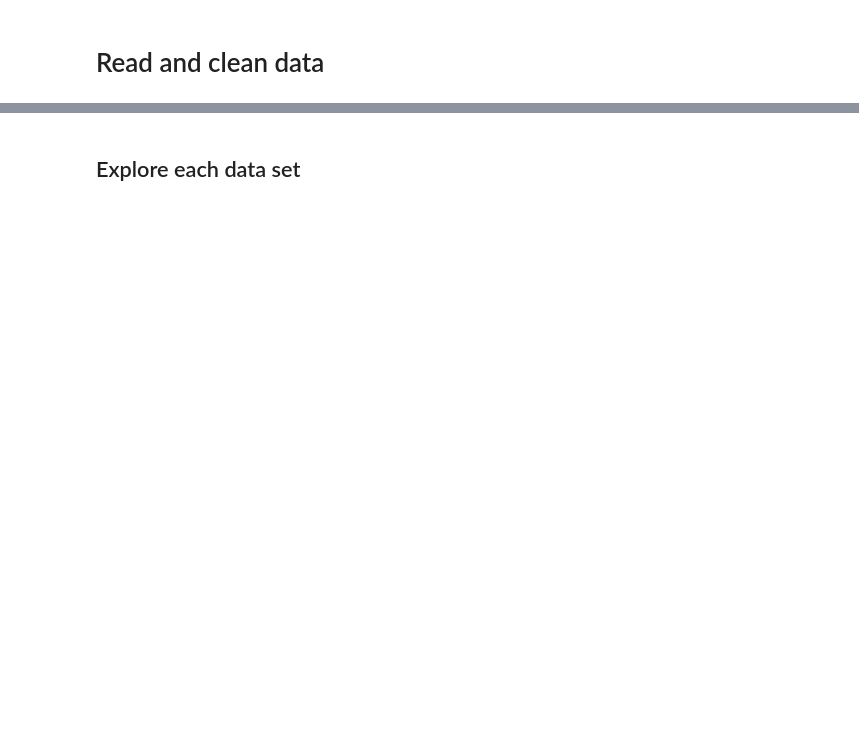
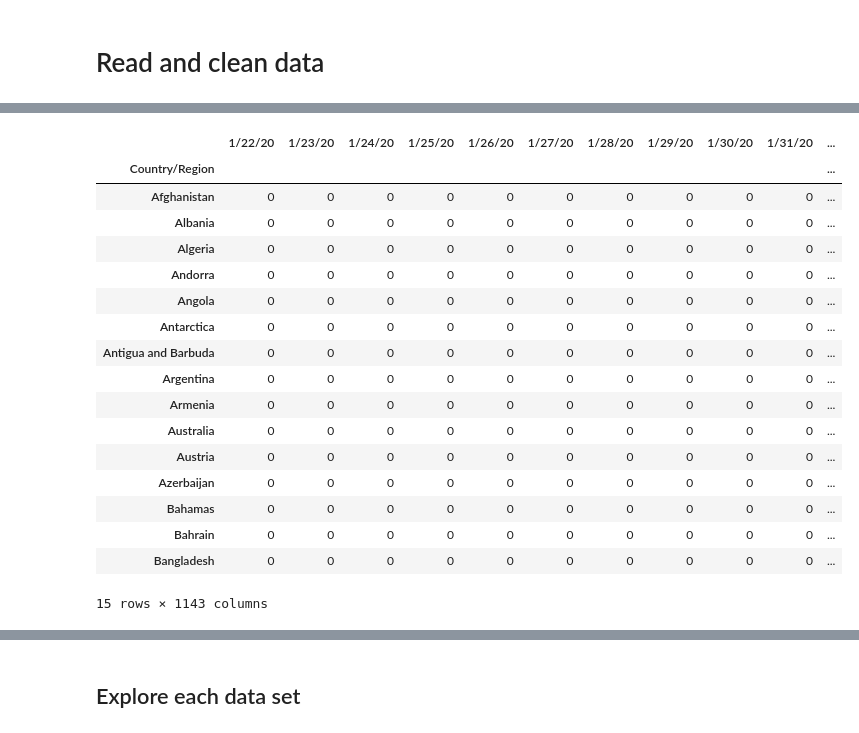
Before and after one commit to NumEconCopenhagen/projects-2023-michele-scola, a Jupyter notebook: dataproject/dataproject.ipynb, the cells around one changed output, grey strips where cells are left out. Cells and saved outputs as stored; diff of their text form; code cells hidden in the pictures; blank space fills up the shorter version.

```diff
--- a/dataproject/dataproject.ipynb
+++ b/dataproject/dataproject.ipynb
@@ -33,0 +30,3 @@ Import your data, either through an API or manually, and load it.
+# %%
+cov = pd.read_csv('data.csv') #reading the csv file
+cov.head(15)
@@ -33,0 +51,4 @@ Import your data, either through an API or manually, and load it.
+# %%
+drop_these = ['Lat', 'Long','Province/State'] #dropping latitude, longitude and provinces columns
+cov.drop(drop_these, axis=1, inplace=True)
+cov.head(15)
@@ -33,0 +73,22 @@ Import your data, either through an API or manually, and load it.
+# %%
+cov2 = cov.groupby(cov['Country/Region']).aggregate(np.sum) #summing the values in those countries who were divided into provinces in the initial dataset
+cov2.head(15)
+# %% [output]
+|  | 1/22/20 | 1/23/20 | 1/24/20 | 1/25/20 | 1/26/20 | 1/27/20 | 1/28/20 | 1/29/20 | 1/30/20 | 1/31/20 | ... |
+| Country/Region |  |  |  |  |  |  |  |  |  |  | ... |
+| Afghanistan | 0 | 0 | 0 | 0 | 0 | 0 | 0 | 0 | 0 | 0 | ... |
+| Albania | 0 | 0 | 0 | 0 | 0 | 0 | 0 | 0 | 0 | 0 | ... |
+| Algeria | 0 | 0 | 0 | 0 | 0 | 0 | 0 | 0 | 0 | 0 | ... |
+| Andorra | 0 | 0 | 0 | 0 | 0 | 0 | 0 | 0 | 0 | 0 | ... |
+| Angola | 0 | 0 | 0 | 0 | 0 | 0 | 0 | 0 | 0 | 0 | ... |
+| Antarctica | 0 | 0 | 0 | 0 | 0 | 0 | 0 | 0 | 0 | 0 | ... |
+| Antigua and Barbuda | 0 | 0 | 0 | 0 | 0 | 0 | 0 | 0 | 0 | 0 | ... |
+| Argentina | 0 | 0 | 0 | 0 | 0 | 0 | 0 | 0 | 0 | 0 | ... |
+| Armenia | 0 | 0 | 0 | 0 | 0 | 0 | 0 | 0 | 0 | 0 | ... |
+| Australia | 0 | 0 | 0 | 0 | 0 | 0 | 0 | 0 | 0 | 0 | ... |
+| Austria | 0 | 0 | 0 | 0 | 0 | 0 | 0 | 0 | 0 | 0 | ... |
+| Azerbaijan | 0 | 0 | 0 | 0 | 0 | 0 | 0 | 0 | 0 | 0 | ... |
+| Bahamas | 0 | 0 | 0 | 0 | 0 | 0 | 0 | 0 | 0 | 0 | ... |
+| Bahrain | 0 | 0 | 0 | 0 | 0 | 0 | 0 | 0 | 0 | 0 | ... |
+| Bangladesh | 0 | 0 | 0 | 0 | 0 | 0 | 0 | 0 | 0 | 0 | ... |
+15 rows × 1143 columns
```
Also changed, not shown: parts of 61 cells of this notebook, 7 other files.
